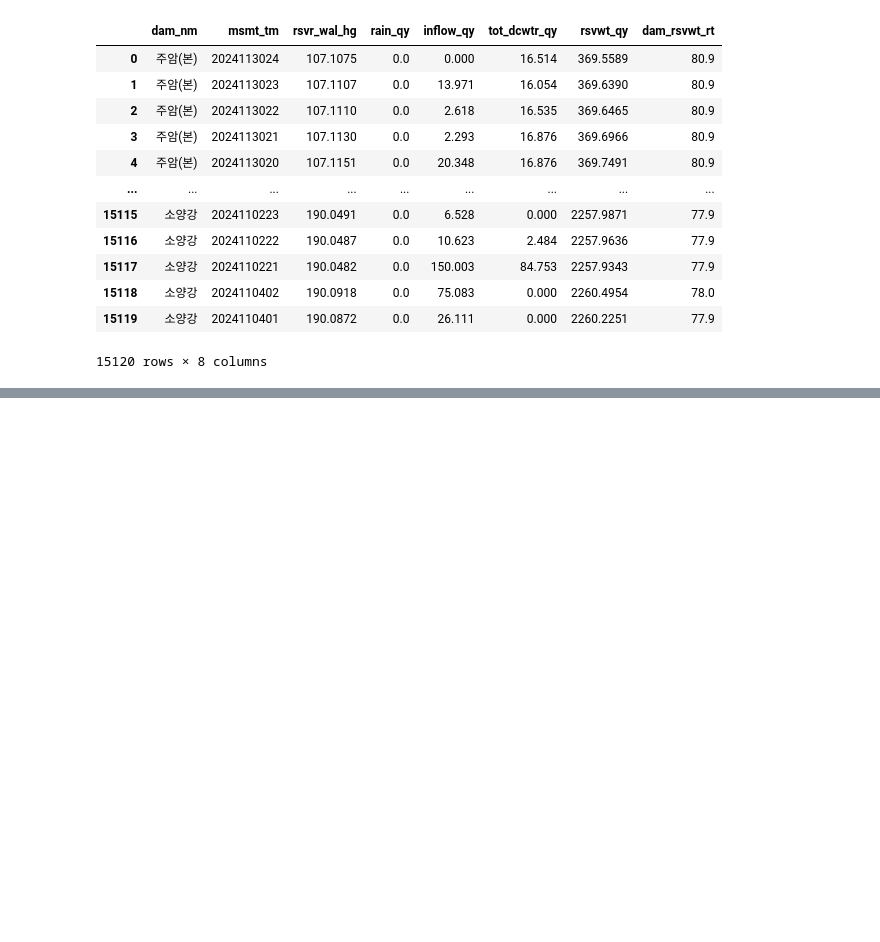
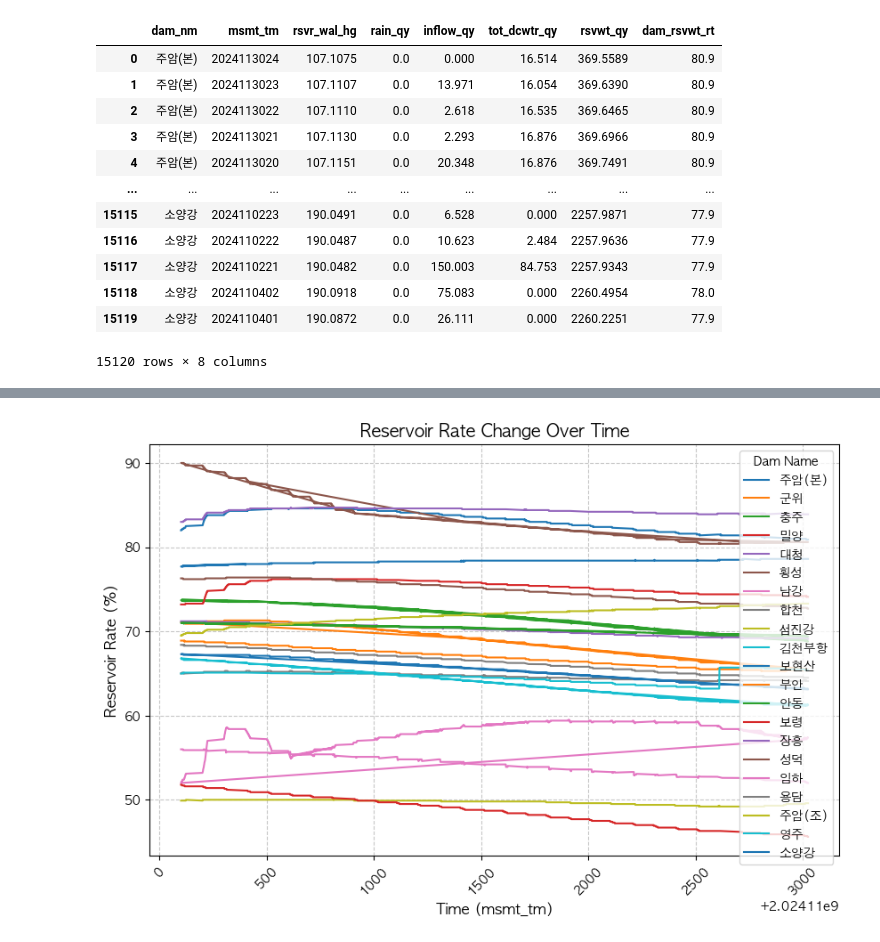
Before and after one commit to ColdTbrew/SKT_FLY_AI_notes, a Jupyter notebook: 1주차/숙제/homework.ipynb, the cells around one changed output, grey strips where cells are left out. Cells and saved outputs as stored; diff of their text form; code cells hidden in the pictures; blank space fills up the shorter version.

```diff
--- a/1주차/숙제/homework.ipynb
+++ b/1주차/숙제/homework.ipynb
@@ -24,0 +41,18 @@ from IPython.display import Image
+# %%
+import matplotlib.pyplot as plt
+
+# 시간에 따른 저수율 변화
+plt.figure(figsize=(10, 6))
+for dam in df['dam_nm'].unique():
+    dam_data = df[df['dam_nm'] == dam]
+    plt.plot(dam_data['msmt_tm'], dam_data['dam_rsvwt_rt'], label=dam)
+
+plt.title("Reservoir Rate Change Over Time", fontsize=14)
+plt.xlabel("Time (msmt_tm)", fontsize=12)
+plt.ylabel("Reservoir Rate (%)", fontsize=12)
+plt.legend(title="Dam Name")
+plt.xticks(rotation=45)
+plt.grid(True, linestyle='--', alpha=0.7)
+plt.show()
+# %% [output]
+[figure, added]
```
Also changed, not shown: parts of 12 cells of this notebook, 1 other file.
